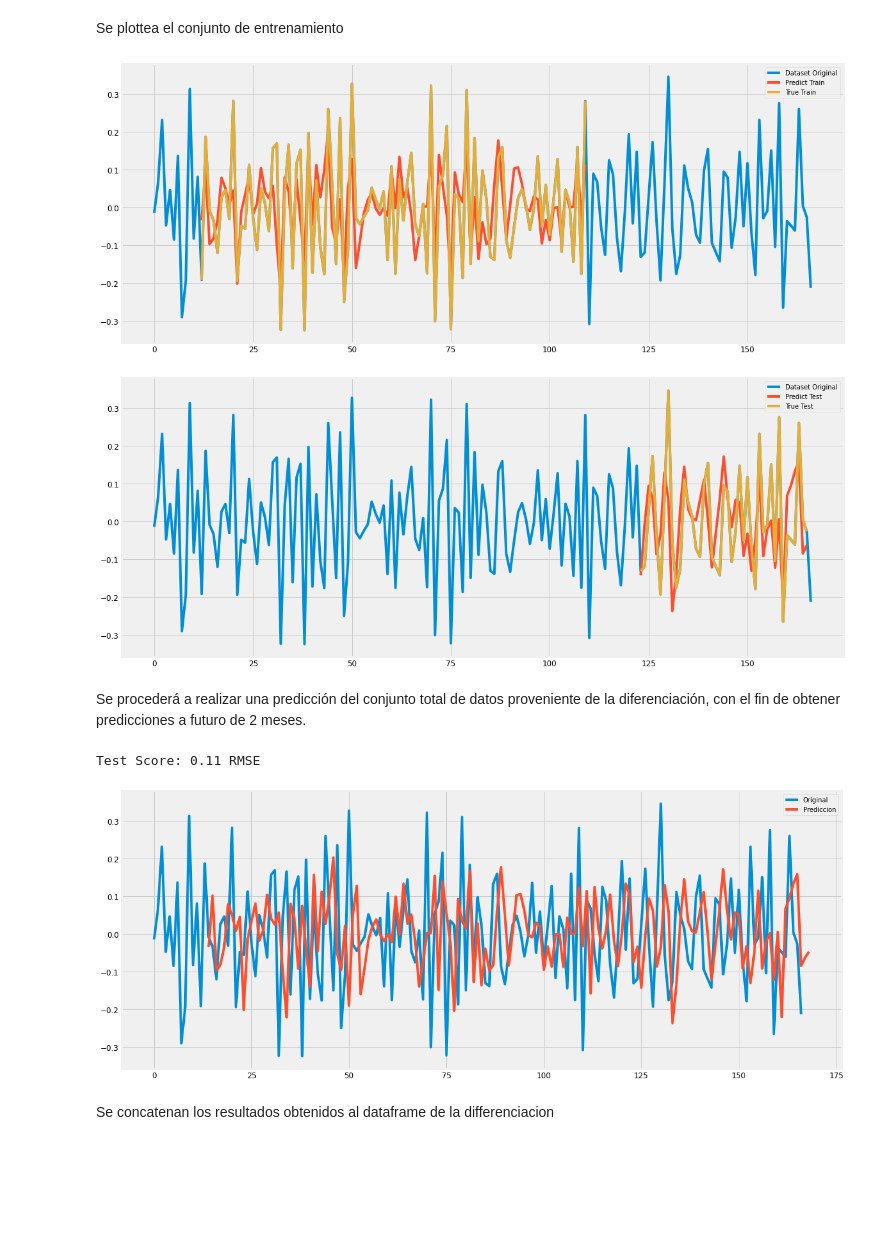
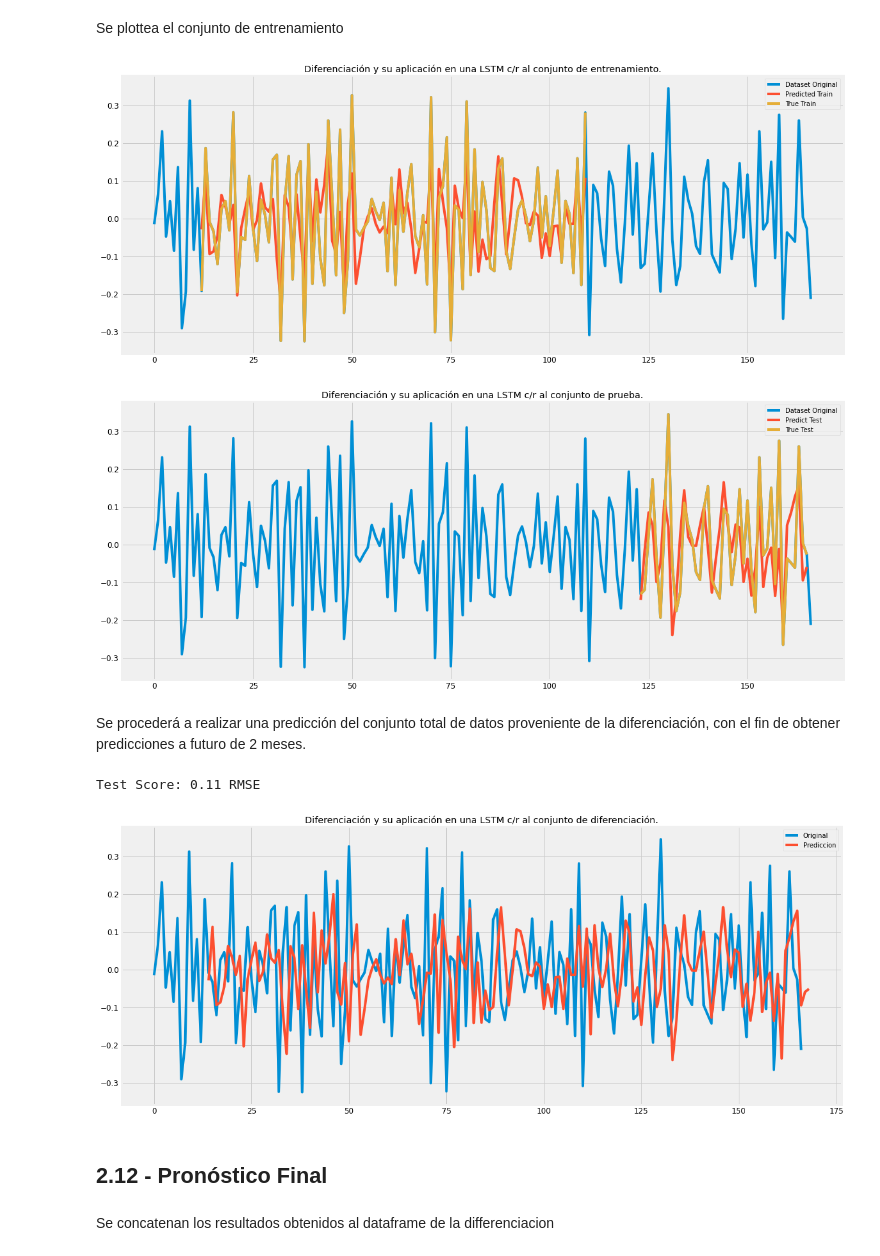
Before and after one commit to DiegoPincheiraIb/EL5206_Assignments, a Jupyter notebook: Lab_Vinos_Final.ipynb, the cells around one changed output. Cells and saved outputs as stored; diff of their text form; code cells hidden in the pictures; blank space fills up the shorter version.

```diff
--- a/Lab_Vinos_Final.ipynb
+++ b/Lab_Vinos_Final.ipynb
@@ -459,8 +461,14 @@ def Diferenciacion(DF_Obj, Plot = True):
   Diff_2 = Diff_1.diff(periods=12) # Seasonal Naive
   if Plot:
     plt.plot(Diff_1)
+    plt.title('Valores para la primera diferenciación')
+    plt.xlabel('Sales')
+    plt.ylabel('Values')
     plt.show()
     plt.plot(Diff_2)
+    plt.title('Valores para la segunda diferenciación')
+    plt.xlabel('Sales')
+    plt.ylabel('Values')
     plt.show()
   return Diff_1, Diff_2
 # %% [markdown]
@@ -543,21 +556,22 @@ Se plottea el conjunto de entrenamiento
 # %%
 # Se procesan los resultados del cjto de entrenamiento para ser plotteados:
 trainPredictPlot = numpy.empty_like(dataset)
 trainPredictPlot[:, :] = numpy.nan
 trainPredictPlot[look_back:len(trainPredict)+look_back, :] = trainPredict
 
 trainPredictPlot_OG = numpy.empty_like(dataset)
 trainPredictPlot_OG[:, :] = numpy.nan
 trainPredictPlot_OG[-len(trainY.T) + len(trainPredict)+look_back:len(trainPredict)+look_back, :] = trainY.T
 
 # Gráficos:
 plt.plot(scaler.inverse_transform(dataset))
 plt.plot(trainPredictPlot)
 plt.plot(trainPredictPlot_OG)
-plt.legend(('Dataset Original','Predict Train','True Train'))
+plt.legend(('Dataset Original','Predicted Train','True Train'))
+plt.title('Diferenciación y su aplicación en una LSTM c/r al conjunto de entrenamiento.')
 plt.show()
 # %% [output]
-[figure, old version]
+[figure, new version]
 # %%
 # Se procesan los resultados del cjto de prueba para ser plotteados:
 testPredictPlot = numpy.empty_like(dataset)
@@ -574,9 +588,10 @@ plt.plot(testPredictPlot)
 plt.plot(testPredictPlot_OG)
 #plt.plot(testPredictPlot)
 plt.legend(('Dataset Original','Predict Test','True Test'))
+plt.title('Diferenciación y su aplicación en una LSTM c/r al conjunto de prueba.')
 plt.show()
 # %% [output]
-[figure, old version]
+[figure, new version]
 # %% [markdown]
 Se procederá a realizar una predicción del conjunto total de datos proveniente de la diferenciación, con el fin de obtener predicciones a futuro de 2 meses.
 # %%
@@ -616,10 +631,13 @@ testPredictPlot[-len(testPredict):, :] = testPredict
 plt.plot(scaler.inverse_transform(dataset))
 plt.plot(testPredictPlot)
 plt.legend(('Original','Prediccion'))
+plt.title('Diferenciación y su aplicación en una LSTM c/r al conjunto de diferenciación.')
 plt.show()
 # %% [output]
 Test Score: 0.11 RMSE
-[figure, old version]
+[figure, new version]
+# %% [markdown]
+## 2.12 - Pronóstico Final
 # %% [markdown]
 Se concatenan los resultados obtenidos al dataframe de la differenciacion
 # %%
```
Also changed, not shown: parts of 19 cells of this notebook.
